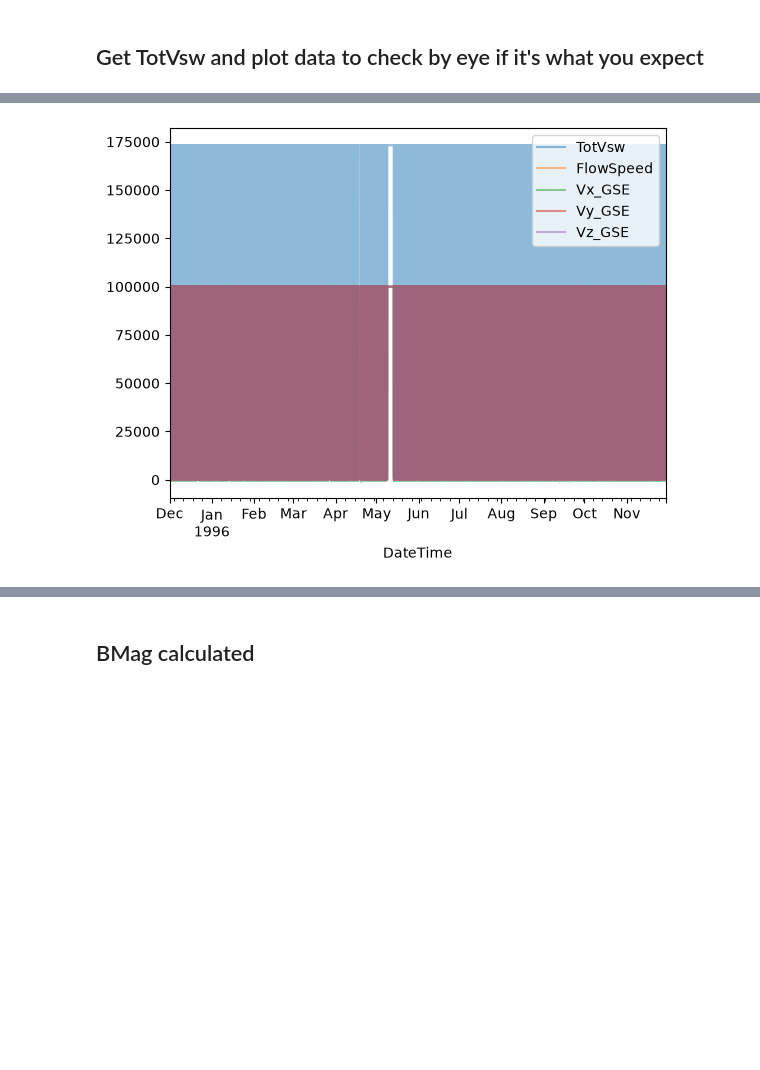
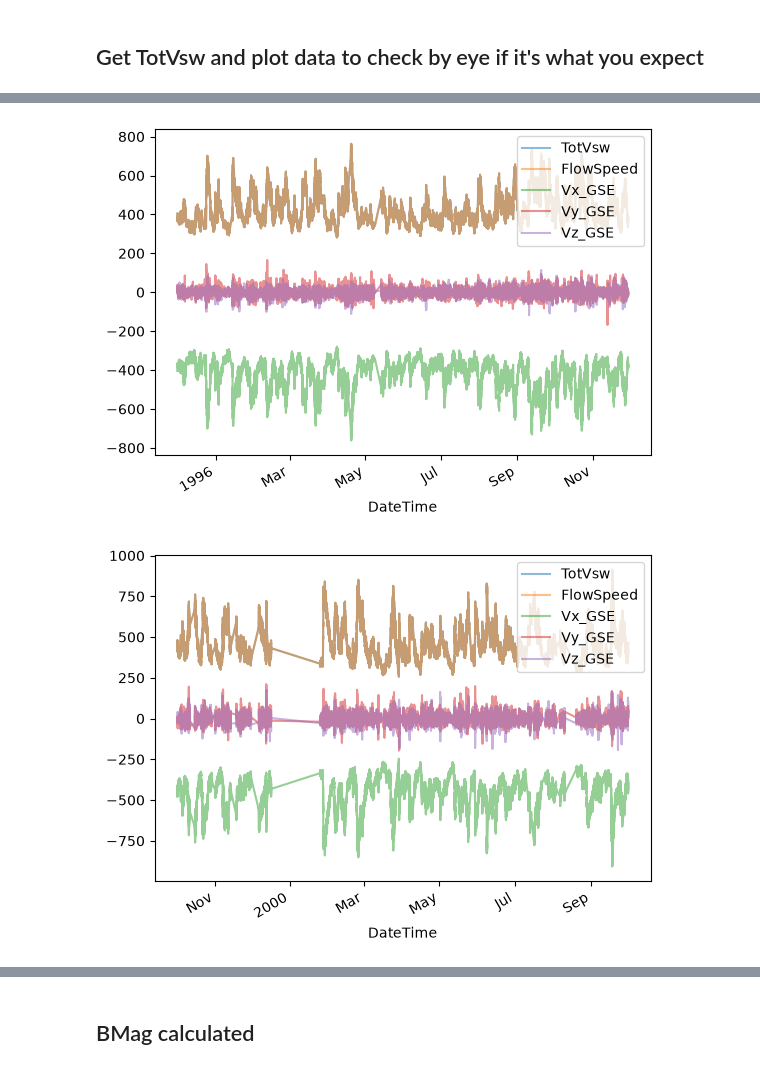
Before and after one commit to rahyndman/SolarWindCode, a Jupyter notebook: PlottingDataWindOnlyData.ipynb, the cells around one changed output, grey strips where cells are left out. Drawn from its saved outputs; the diff is of its cells as text; code cells hidden in the pictures; blank space fills up the shorter version.

Commit message:
PlottingData updated to save to Omni plots file. PlottingDataWindOnlyData updated to get the TotVsw, BMag, CDF and DQQ plots working with the Wind data.

```diff
--- a/PlottingDataWindOnlyData.ipynb
+++ b/PlottingDataWindOnlyData.ipynb
@@ -445,11 +561,17 @@ dataTSC23Min.columns
 # %%
-dataTSC23Min = AddTotVsw(dataTSC23Min)
-PlotVsw(dataTSC23Min)
-dataTSC23Max = AddTotVsw(dataTSC23Max)
-# # PlotVsw(dataTSC23Max)
-dataTSC24Min = AddTotVsw(dataTSC24Min)
-# # PlotVsw(dataTSC24Min)
-dataTSC24Max = AddTotVsw(dataTSC24Max)
-# # PlotVsw(dataTSC24Max)
+def PlotVswFiltered(dataTimeSeries, filter):
+    Filtered = dataTimeSeries._data[dataTimeSeries._data['TotVsw'] < filter]
+    FilteredTS = dfToSeries(Filtered)
+    # print(FilteredTS)
+    fig, ax = plt.subplots()
+    FilteredTS.plot(columns=["TotVsw", "FlowSpeed", "Vx_GSE", "Vy_GSE", "Vz_GSE"], alpha = 0.5)
+    plt.legend(loc="upper right")
+    # plt.ylim(-450,900)
+
+PlotVswFiltered(dataTSC23Min, 10000)
+PlotVswFiltered(dataTSC23Max, 10000)
+PlotVswFiltered(dataTSC24Min, 10000)
+PlotVswFiltered(dataTSC24Max, 10000)
 # %% [output]
-[figure, old version]
+[figure, new version]
+[figure, added]
```
Also changed, not shown: parts of 19 cells of this notebook, 1 other file.
